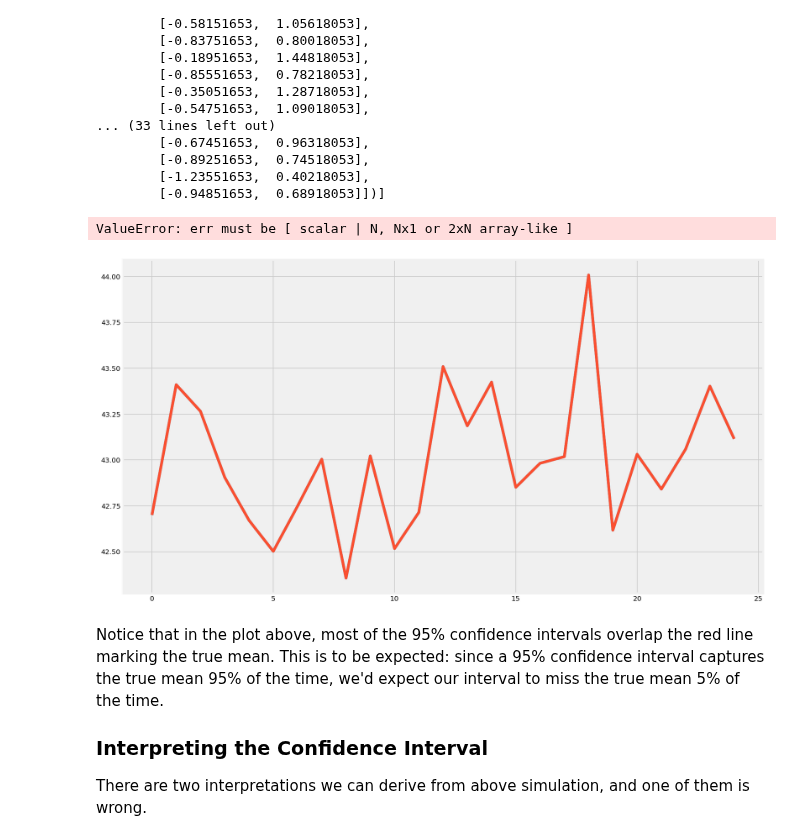
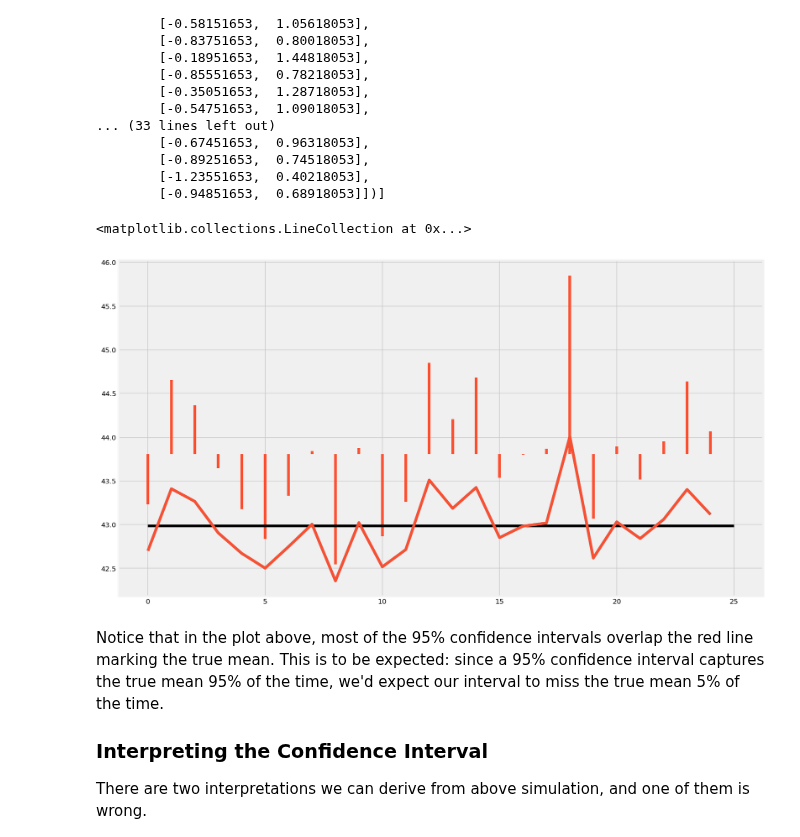
Before and after one commit to npschafer/dsc-confidence-intervals-lab-houston-ds-042219, a Jupyter notebook: index.ipynb, the cells around one changed output. Cells and saved outputs as stored; diff of their text form; code cells hidden in the pictures.

```diff
--- a/index.ipynb
+++ b/index.ipynb
@@ -316,15 +309,15 @@ array([[-0.53351653,  1.10418053],
 # %%
 # plot the mean and confidence interval for each sample as error bars
 # plot the population mean
 
 plt.figure(figsize=(15,9))
 plt.plot(sample_means)
-plt.errorbar(range(len(sample_means)), sample_means, yerr=list(zip((np.array(intervals)[:,0]-np.array(sample_means).T)[0],
-         (np.array(intervals)[:,1]-np.array(sample_means).T)[0])))
+plt.errorbar(range(len(sample_means)), sample_means, yerr=np.array(list(zip((np.array(intervals)[:,0]-np.array(sample_means).T)[0],
+         (np.array(intervals)[:,1]-np.array(sample_means).T)[0]))).T)
 plt.hlines(pop_ages.mean(), xmin=0, xmax=len(sample_means))
 # %% [output]
-ValueError: err must be [ scalar | N, Nx1 or 2xN array-like ]
+<matplotlib.collections.LineCollection at 0x...>
-[figure, old version]
+[figure, new version]
 # %% [markdown]
 Notice that in the plot above, most of the 95% confidence intervals overlap the red line marking the true mean. This is to be expected: since a 95% confidence interval captures the true mean 95% of the time, we'd expect our interval to miss the true mean 5% of the time.
 
```
Also changed, not shown: parts of 1 cell of this notebook.
